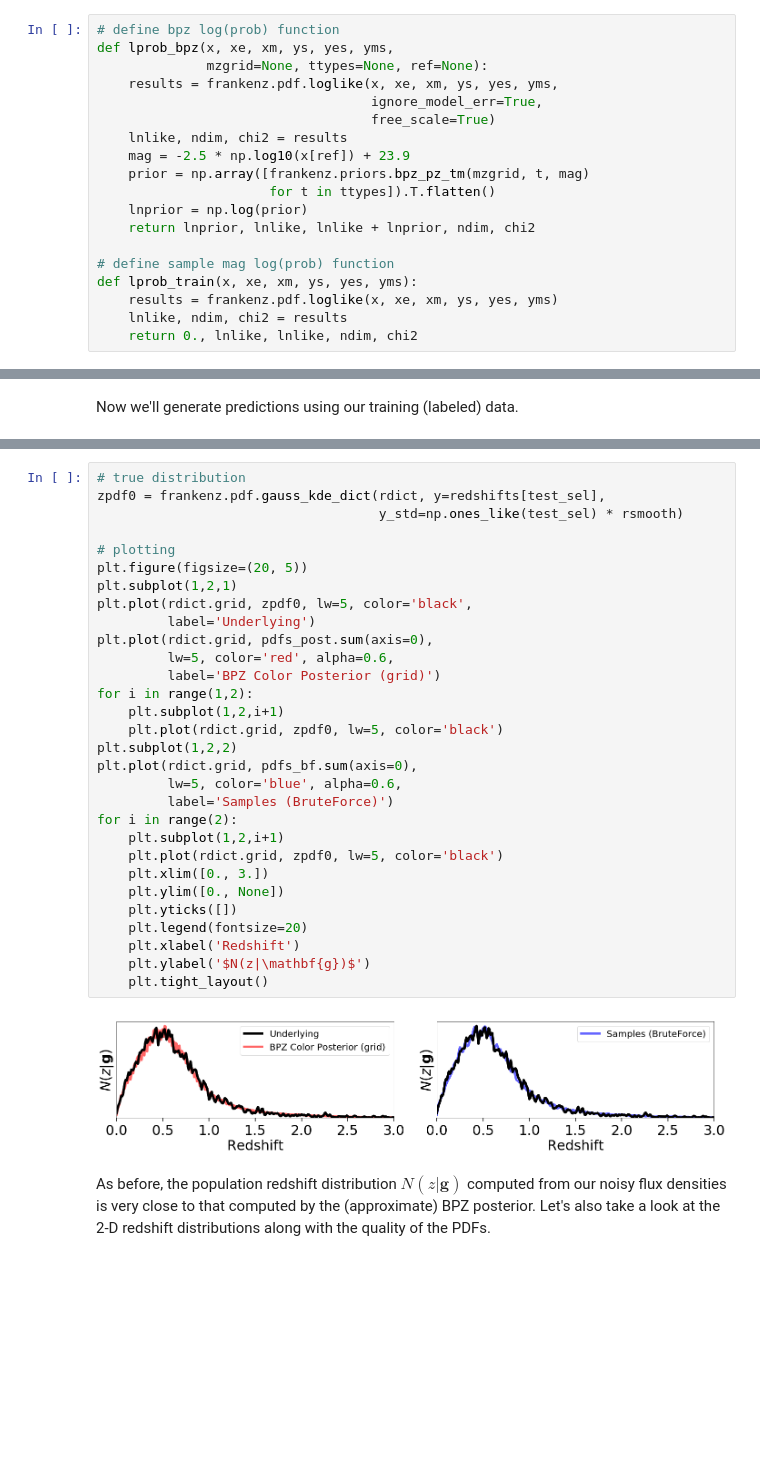
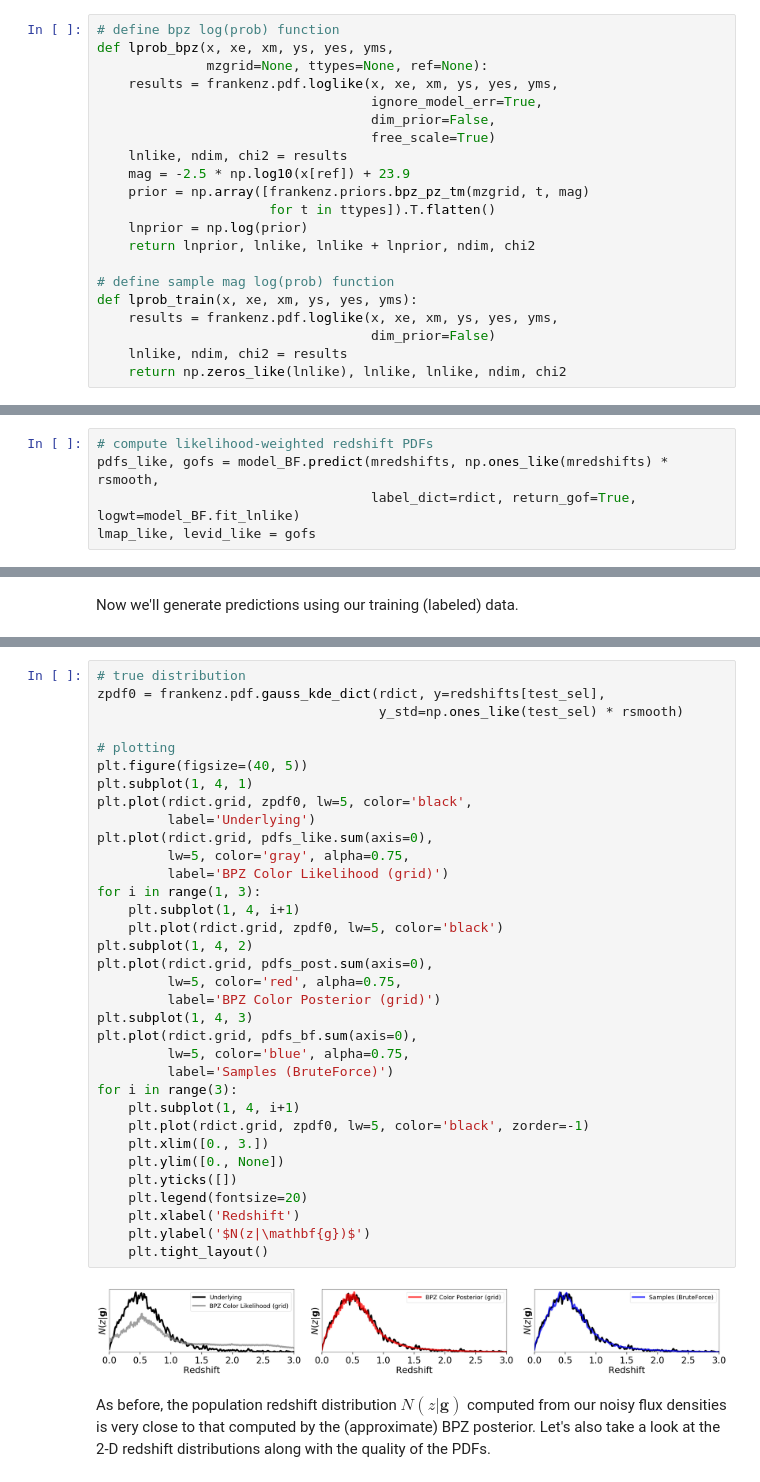
Before and after one commit to joshspeagle/frankenz, a Jupyter notebook: demos/3 - Posterior Approximations.ipynb, the cells around one changed output, grey strips where cells are left out. Saved outputs shown, nothing was run; the diff lists cells and outputs as text; blank space fills up the shorter version.

```diff
--- a/demos/3 - Posterior Approximations.ipynb
+++ b/demos/3 - Posterior Approximations.ipynb
@@ -318,6 +319,7 @@ def lprob_bpz(x, xe, xm, ys, yes, yms,
               mzgrid=None, ttypes=None, ref=None):
     results = frankenz.pdf.loglike(x, xe, xm, ys, yes, yms,
                                    ignore_model_err=True,
+                                   dim_prior=False,
                                    free_scale=True)
     lnlike, ndim, chi2 = results
     mag = -2.5 * np.log10(x[ref]) + 23.9
@@ -328,9 +330,10 @@ def lprob_bpz(x, xe, xm, ys, yes, yms,
 
 # define sample mag log(prob) function
 def lprob_train(x, xe, xm, ys, yes, yms):
-    results = frankenz.pdf.loglike(x, xe, xm, ys, yes, yms)
+    results = frankenz.pdf.loglike(x, xe, xm, ys, yes, yms,
+                                   dim_prior=False)
     lnlike, ndim, chi2 = results
-    return 0., lnlike, lnlike, ndim, chi2
+    return np.zeros_like(lnlike), lnlike, lnlike, ndim, chi2
 # %%
 rsmooth = 0.01
 
@@ -346,3 +349,8 @@ lmap_post, levid_post = gofs
 # %% [output]
 Fitting object 5000/5000
 Generating PDF 5000/5000
+# %%
+# compute likelihood-weighted redshift PDFs
+pdfs_like, gofs = model_BF.predict(mredshifts, np.ones_like(mredshifts) * rsmooth,
+                                   label_dict=rdict, return_gof=True, logwt=model_BF.fit_lnlike)
+lmap_like, levid_like = gofs
@@ -361,35 +372,39 @@ Generating PDF 5000/5000
 # %%
 # true distribution
 zpdf0 = frankenz.pdf.gauss_kde_dict(rdict, y=redshifts[test_sel],
                                     y_std=np.ones_like(test_sel) * rsmooth)
 
 # plotting
-plt.figure(figsize=(20, 5))
-plt.subplot(1,2,1)
+plt.figure(figsize=(40, 5))
+plt.subplot(1, 4, 1)
 plt.plot(rdict.grid, zpdf0, lw=5, color='black',
          label='Underlying')
+plt.plot(rdict.grid, pdfs_like.sum(axis=0),
+         lw=5, color='gray', alpha=0.75,
+         label='BPZ Color Likelihood (grid)')
+for i in range(1, 3):
+    plt.subplot(1, 4, i+1)
+    plt.plot(rdict.grid, zpdf0, lw=5, color='black')
+plt.subplot(1, 4, 2)
 plt.plot(rdict.grid, pdfs_post.sum(axis=0),
-         lw=5, color='red', alpha=0.6,
+         lw=5, color='red', alpha=0.75,
          label='BPZ Color Posterior (grid)')
-for i in range(1,2):
-    plt.subplot(1,2,i+1)
-    plt.plot(rdict.grid, zpdf0, lw=5, color='black')
-plt.subplot(1,2,2)
+plt.subplot(1, 4, 3)
 plt.plot(rdict.grid, pdfs_bf.sum(axis=0),
-         lw=5, color='blue', alpha=0.6,
+         lw=5, color='blue', alpha=0.75,
          label='Samples (BruteForce)')
-for i in range(2):
-    plt.subplot(1,2,i+1)
-    plt.plot(rdict.grid, zpdf0, lw=5, color='black')
+for i in range(3):
+    plt.subplot(1, 4, i+1)
+    plt.plot(rdict.grid, zpdf0, lw=5, color='black', zorder=-1)
     plt.xlim([0., 3.])
     plt.ylim([0., None])
     plt.yticks([])
     plt.legend(fontsize=20)
     plt.xlabel('Redshift')
     plt.ylabel('$N(z|\mathbf{g})$')
     plt.tight_layout()
 # %% [output]
-[figure, old version]
+[figure, new version]
 # %% [markdown]
 As before, the population redshift distribution $N(z|\mathbf{g})$ computed from our noisy flux densities is very close to that computed by the (approximate) BPZ posterior. Let's also take a look at the 2-D redshift distributions along with the quality of the PDFs.
 # %%
```
Also changed, not shown: parts of 33 cells of this notebook, 2 other files.
